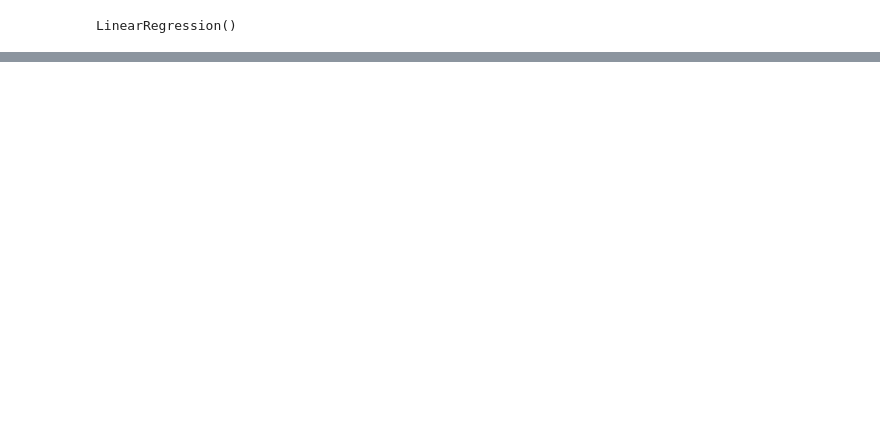
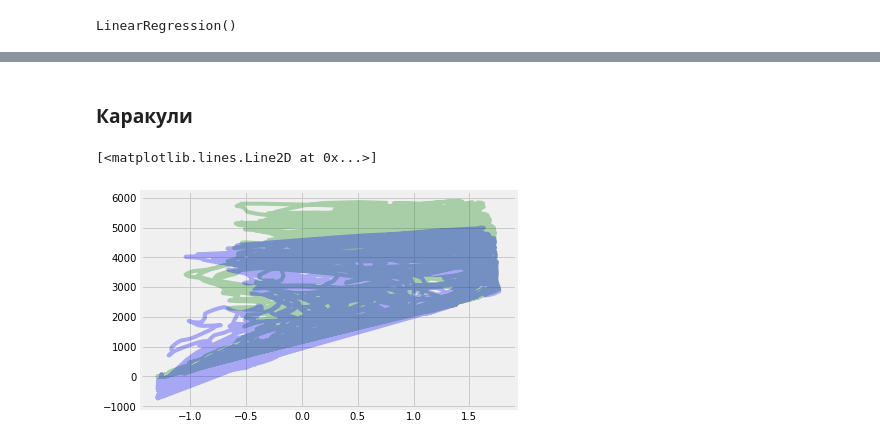
Before and after one commit to svetlz/HW, a Jupyter notebook: Дополнение к HW.ipynb, the cells around one changed output, grey strips where cells are left out. Cells and saved outputs as stored; diff of their text form; code cells hidden in the pictures; blank space fills up the shorter version.

```diff
--- a/Дополнение к HW.ipynb
+++ b/Дополнение к HW.ipynb
@@ -77,0 +88,8 @@ plt.show()
+# %% [markdown]
+### Каракули
+# %%
+plt.plot(np.array(X_test['u_q']), y_test, color='green', alpha=0.3)
+plt.plot(np.array(X_test['u_q']), y_test_pred, color='blue', alpha=0.3)
+# %% [output]
+[<matplotlib.lines.Line2D at 0x...>]
+[figure, added]
```
Also changed, not shown: parts of 12 cells of this notebook.
